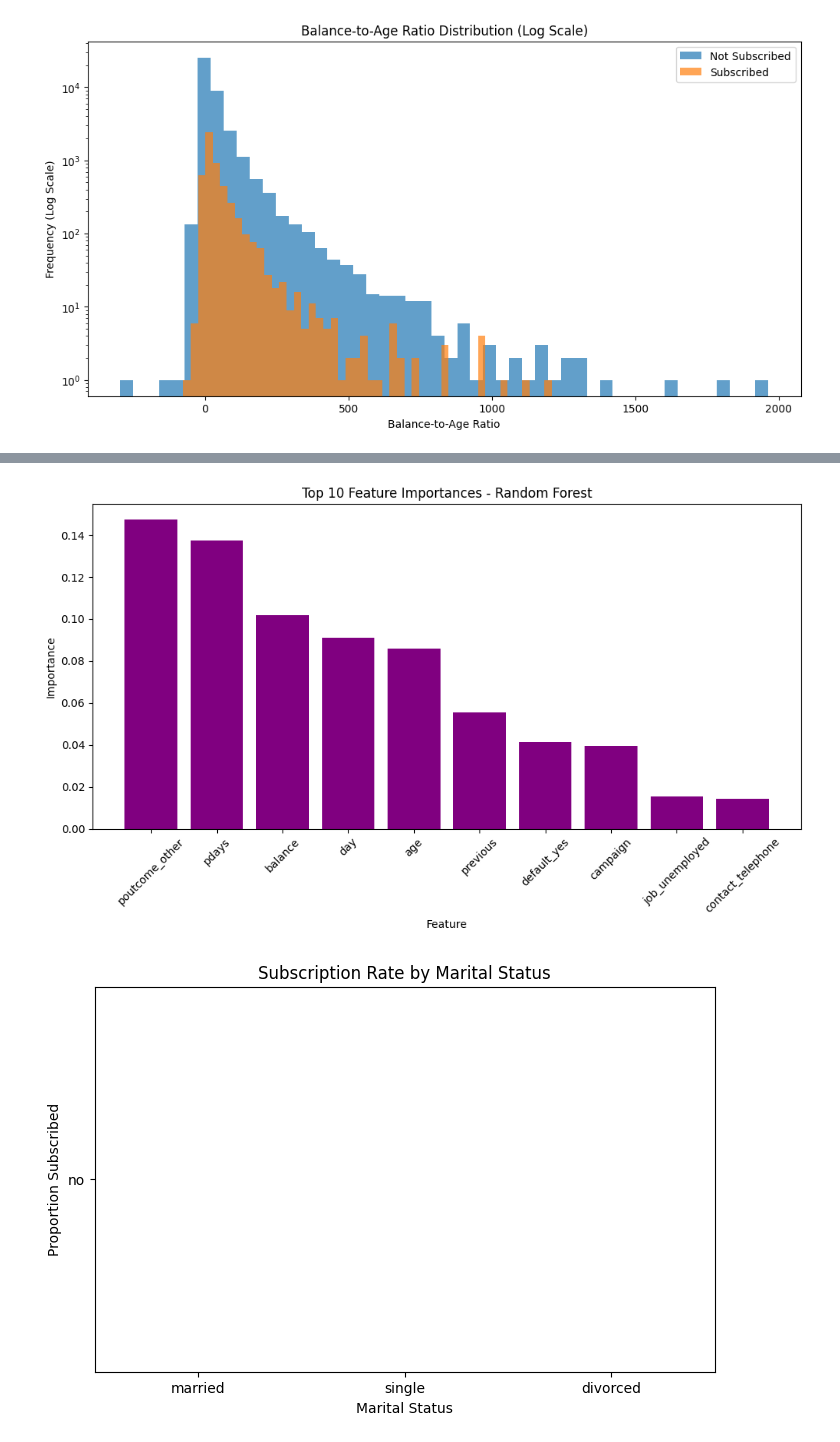
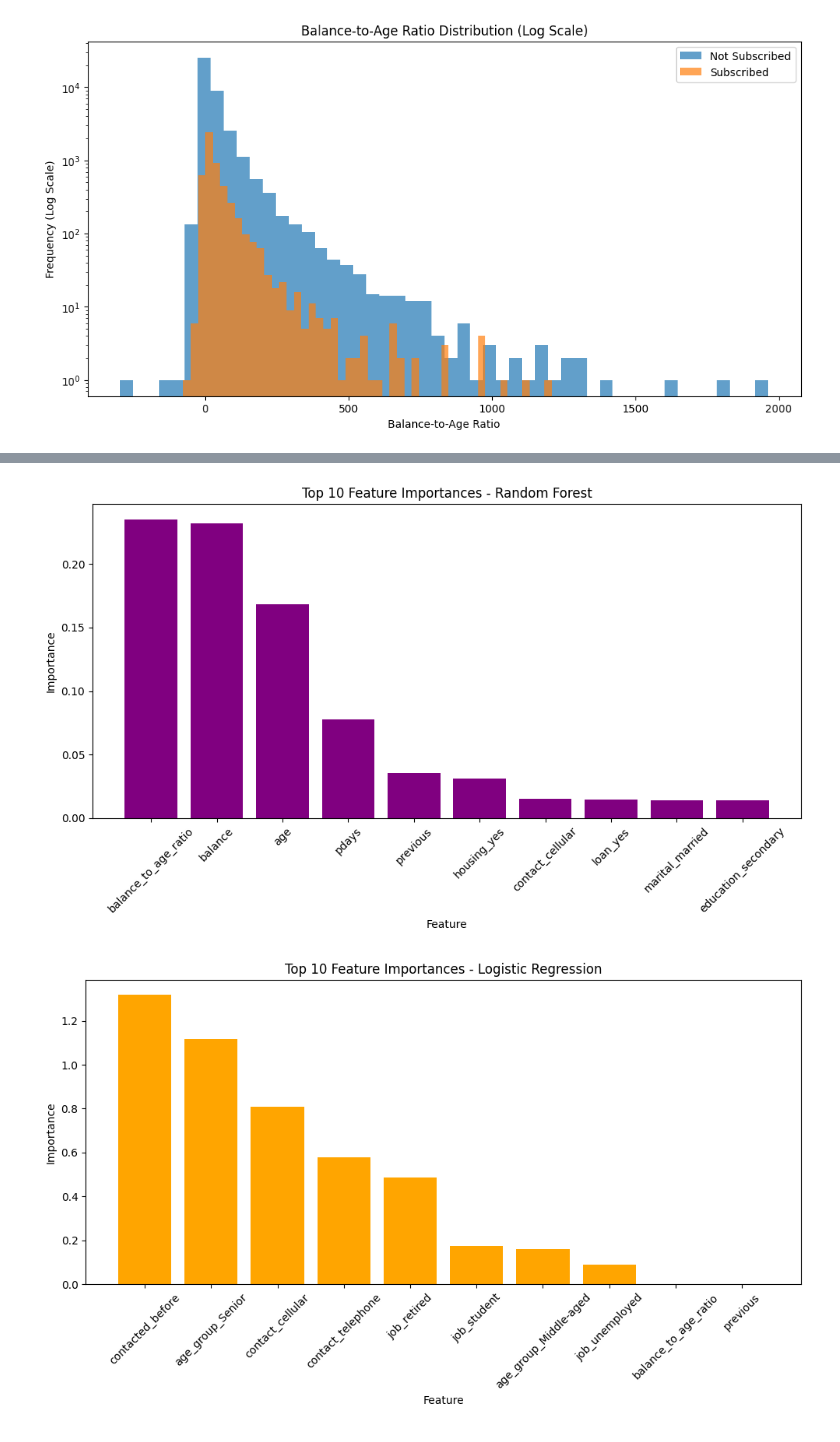
Before and after one commit to SNMaduna/MLSupervised1, a Jupyter notebook: ugransome-machine-learning-python-notebook (1) (2).ipynb, the cells around one changed output, grey strips where cells are left out. Drawn from its saved outputs; the diff is of its cells as text; code cells hidden in the pictures.

```diff
--- a/ugransome-machine-learning-python-notebook (1) (2).ipynb
+++ b/ugransome-machine-learning-python-notebook (1) (2).ipynb
@@ -241,8 +240,8 @@ plt.show()
 ## 1.5 Data Preprocessing: Additional Data Transformations
 # We drop irrelevant features, ensure consistent data types, and prepare the final dataset for modeling.
 # %%
-# Drop 'duration' (leakage-prone) and other irrelevant columns if needed
-df_model = df_cleaned.drop(['duration'], axis=1)
+# Drop leakage-prone and irrelevant features
+df_model = df_cleaned.drop(columns=['duration', 'campaign', 'poutcome', 'day', 'month', 'default'])
 
 # Replace 'unknown' with 'Not Provided' in all object and category columns
 for col in df_model.select_dtypes(include=['object', 'category']).columns:
@@ -389,6 +389,6 @@ You are a junior data analyst for a South African bank. The goal is to explore a
 # %%
 # Confusion Matrix for Random Forest
-from sklearn.metrics import confusion_matrix, ConfusionMatrixDisplay
+
 cm_rf = confusion_matrix(y_test, rf_pred)
 disp_rf = ConfusionMatrixDisplay(confusion_matrix=cm_rf)
 disp_rf.plot(cmap='Blues')
@@ -414,19 +414,15 @@ plt.xticks(rotation=45)
 plt.tight_layout()
 plt.show()
 
-# Bar graph: Subscription rate by marital status
-plt.figure(figsize=(8,5))
-sns.barplot(x='marital', y='y', data=df_cleaned, estimator=lambda x: np.mean(x=='yes'))
-plt.title('Subscription Rate by Marital Status')
-plt.ylabel('Proportion Subscribed')
-plt.xlabel('Marital Status')
+# Bar graph: Feature importance (logistic regression)
+importances = lr.coef_[0]
+indices = np.argsort(importances)[::-1]
+plt.figure(figsize=(10,6))
+plt.bar([X.columns[i] for i in indices[:10]], importances[indices[:10]], color='orange')
+plt.title('Top 10 Feature Importances - Logistic Regression')
+plt.xlabel('Feature')
+plt.ylabel('Importance')
+plt.xticks(rotation=45)
+plt.tight_layout()
 plt.show()
-
-# Boxplot: Balance by Age Group
-plt.figure(figsize=(8,5))
-sns.boxplot(x='age_group', y='balance', data=df_cleaned)
-plt.title('Balance Distribution by Age Group')
-plt.xlabel('Age Group')
-plt.ylabel('Balance')
-plt.show()
 # %% [output]
@@ -435,2 +431,2 @@ plt.show()
-[figure, old version]
+[figure, new version]
-[figure, old version]
+[figure, new version]
```
Also changed, not shown: parts of 9 cells of this notebook.
